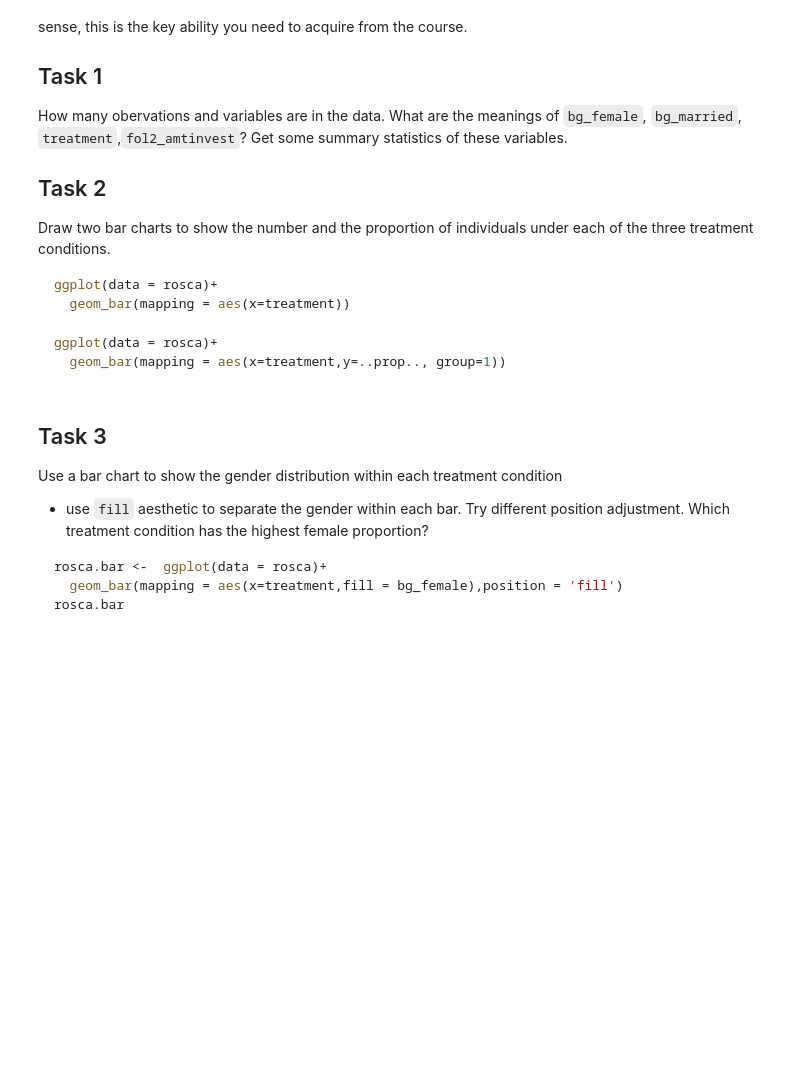
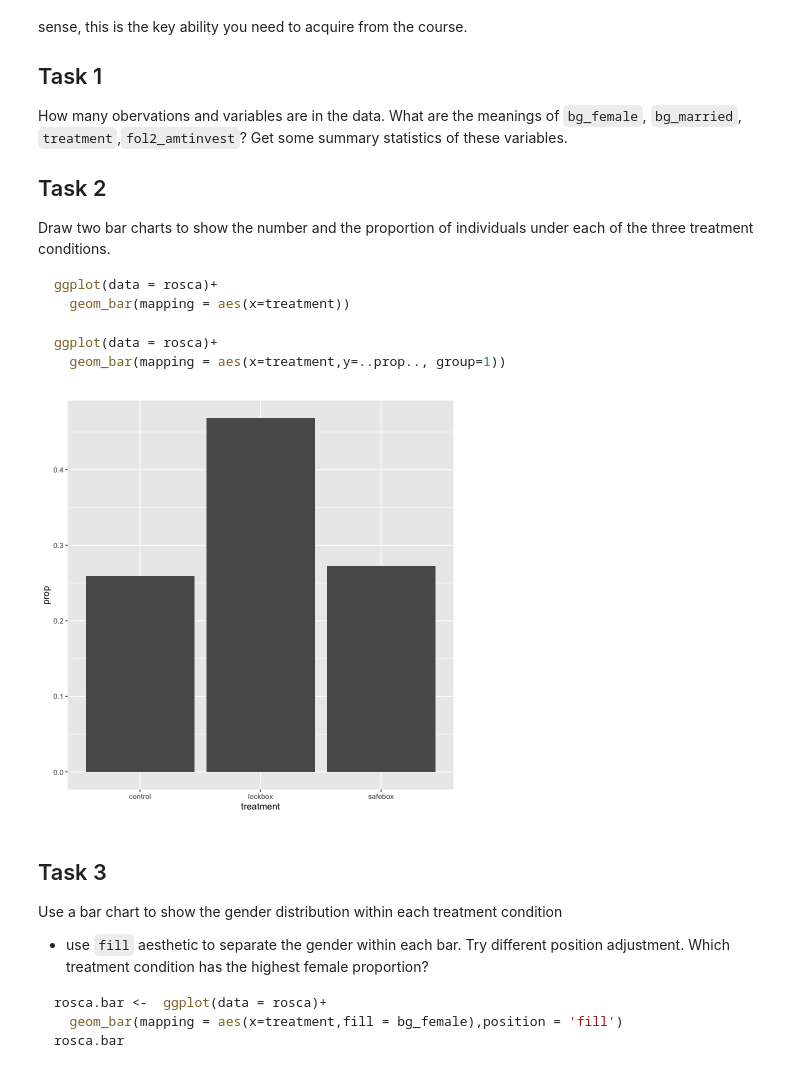
Before and after one commit to jzcpanda/390R-2021fall, a Jupyter notebook: Data visualization real data.ipynb, the cells around one changed output. Saved outputs shown, nothing was run; the diff lists cells and outputs as text; code cells hidden in the pictures; blank space fills up the shorter version.

````diff
--- a/Data visualization real data.ipynb
+++ b/Data visualization real data.ipynb
@@ -96,6 +112,11 @@ ggplot(data = rosca)+
 ggplot(data = rosca)+
   geom_bar(mapping = aes(x=treatment,y=..prop.., group=1))
 ```
+# %%
+ggplot(data = rosca)+
+  geom_bar(mapping = aes(x=treatment,y=..prop.., group=1))
+# %% [output]
+[figure, added]
 # %% [markdown]
 ## Task 3
 
````
Also changed, not shown: parts of 7 cells of this notebook.
